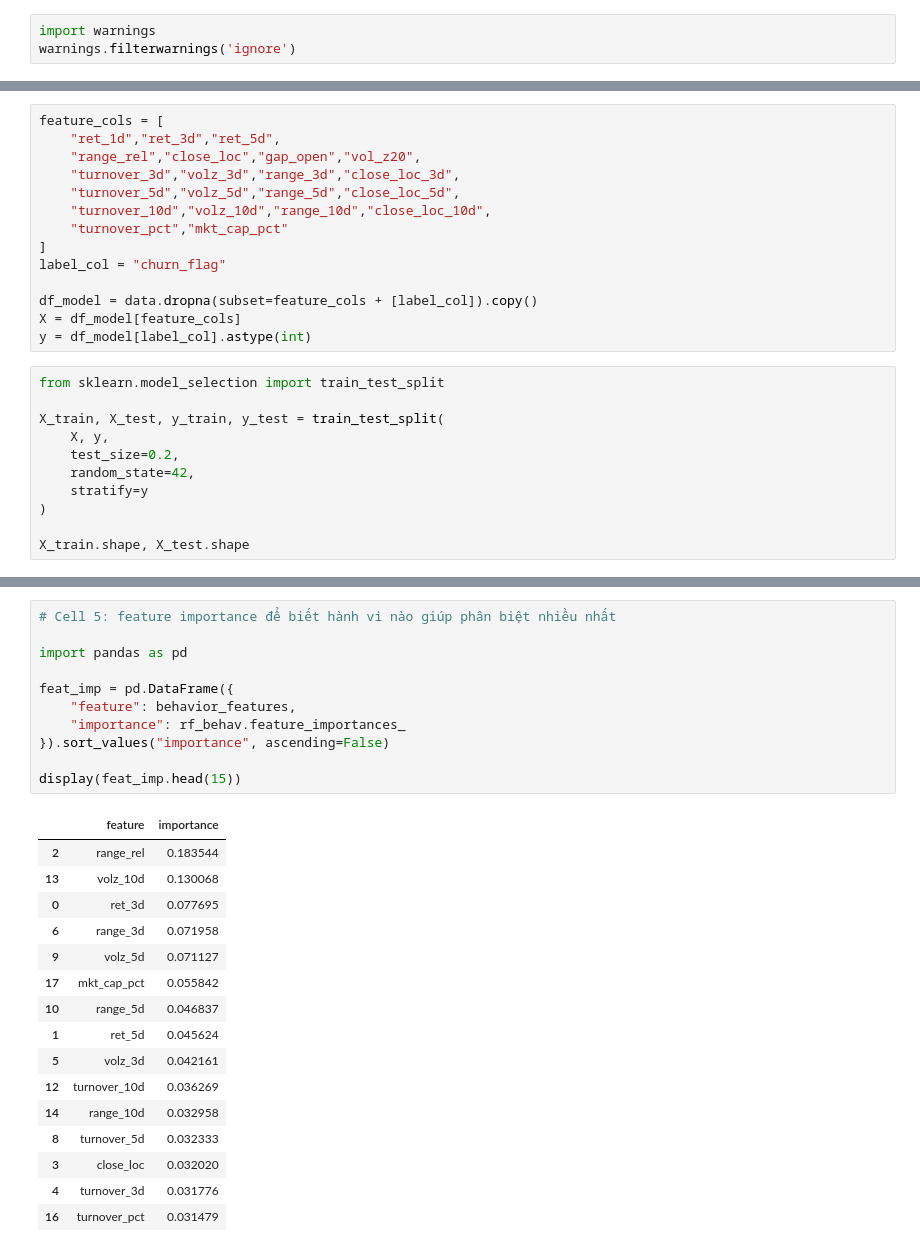
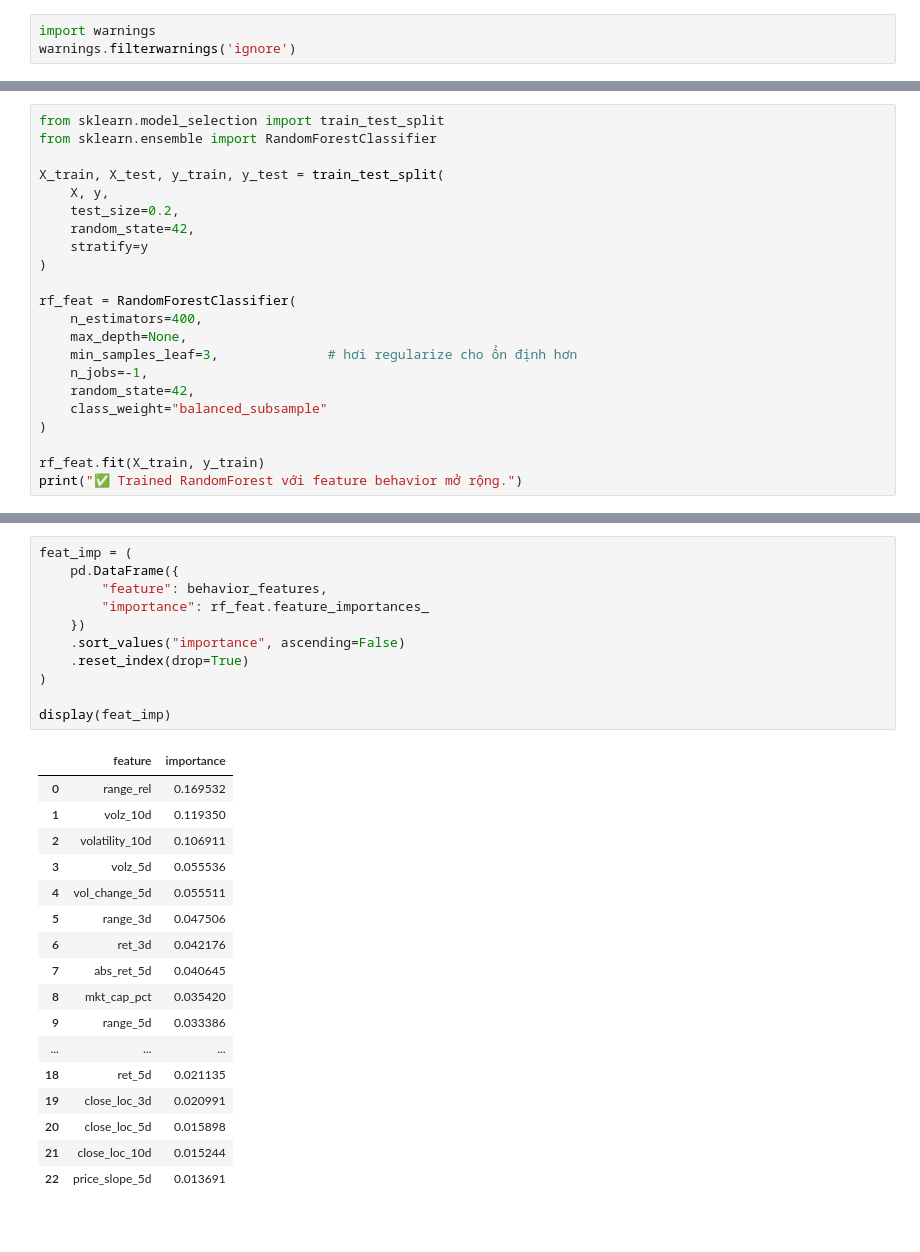
Before and after one commit to LeLongFintech/GULLIVER, a Jupyter notebook: training_model/machine_learning_model.ipynb, the cells around one changed output, grey strips where cells are left out. Drawn from its saved outputs; the diff is of its cells as text; blank space fills up the shorter version.

```diff
--- a/training_model/machine_learning_model.ipynb
+++ b/training_model/machine_learning_model.ipynb
@@ -294,19 +387,6 @@ ROC-AUC: 0.8754
-# %%
-feature_cols = [
-    "ret_1d","ret_3d","ret_5d",
-    "range_rel","close_loc","gap_open","vol_z20",
-    "turnover_3d","volz_3d","range_3d","close_loc_3d",
-    "turnover_5d","volz_5d","range_5d","close_loc_5d",
-    "turnover_10d","volz_10d","range_10d","close_loc_10d",
-    "turnover_pct","mkt_cap_pct"
-]
-label_col = "churn_flag"
-
-df_model = data.dropna(subset=feature_cols + [label_col]).copy()
-X = df_model[feature_cols]
-y = df_model[label_col].astype(int)
 # %%
 from sklearn.model_selection import train_test_split
+from sklearn.ensemble import RandomForestClassifier
 
 X_train, X_test, y_train, y_test = train_test_split(
     X, y,
@@ -315,5 +395,15 @@ X_train, X_test, y_train, y_test = train_test_split(
     stratify=y
 )
 
-X_train.shape, X_test.shape
+rf_feat = RandomForestClassifier(
+    n_estimators=400,
+    max_depth=None,
+    min_samples_leaf=3,              # hơi regularize cho ổn định hơn
+    n_jobs=-1,
+    random_state=42,
+    class_weight="balanced_subsample"
+)
+
+rf_feat.fit(X_train, y_train)
+print("✅ Trained RandomForest với feature behavior mở rộng.")
 # %% [output]
@@ -506,28 +444,29 @@ ROC-AUC: 0.9464
 # %%
-# Cell 5: feature importance để biết hành vi nào giúp phân biệt nhiều nhất
+feat_imp = (
+    pd.DataFrame({
+        "feature": behavior_features,
+        "importance": rf_feat.feature_importances_
+    })
+    .sort_values("importance", ascending=False)
+    .reset_index(drop=True)
+)
 
-import pandas as pd
-
-feat_imp = pd.DataFrame({
-    "feature": behavior_features,
-    "importance": rf_behav.feature_importances_
-}).sort_values("importance", ascending=False)
-
-display(feat_imp.head(15))
+display(feat_imp)
 # %% [output]
 |  | feature | importance |
-| 2 | range_rel | 0.183544 |
-| 13 | volz_10d | 0.130068 |
-| 0 | ret_3d | 0.077695 |
-| 6 | range_3d | 0.071958 |
-| 9 | volz_5d | 0.071127 |
-| 17 | mkt_cap_pct | 0.055842 |
-| 10 | range_5d | 0.046837 |
-| 1 | ret_5d | 0.045624 |
-| 5 | volz_3d | 0.042161 |
-| 12 | turnover_10d | 0.036269 |
-| 14 | range_10d | 0.032958 |
-| 8 | turnover_5d | 0.032333 |
-| 3 | close_loc | 0.032020 |
-| 4 | turnover_3d | 0.031776 |
-| 16 | turnover_pct | 0.031479 |
+| 0 | range_rel | 0.169532 |
+| 1 | volz_10d | 0.119350 |
+| 2 | volatility_10d | 0.106911 |
+| 3 | volz_5d | 0.055536 |
+| 4 | vol_change_5d | 0.055511 |
+| 5 | range_3d | 0.047506 |
+| 6 | ret_3d | 0.042176 |
+| 7 | abs_ret_5d | 0.040645 |
+| 8 | mkt_cap_pct | 0.035420 |
+| 9 | range_5d | 0.033386 |
+| ... | ... | ... |
+| 18 | ret_5d | 0.021135 |
+| 19 | close_loc_3d | 0.020991 |
+| 20 | close_loc_5d | 0.015898 |
+| 21 | close_loc_10d | 0.015244 |
+| 22 | price_slope_5d | 0.013691 |
```
Also changed, not shown: parts of 27 cells of this notebook, 1 other file.
